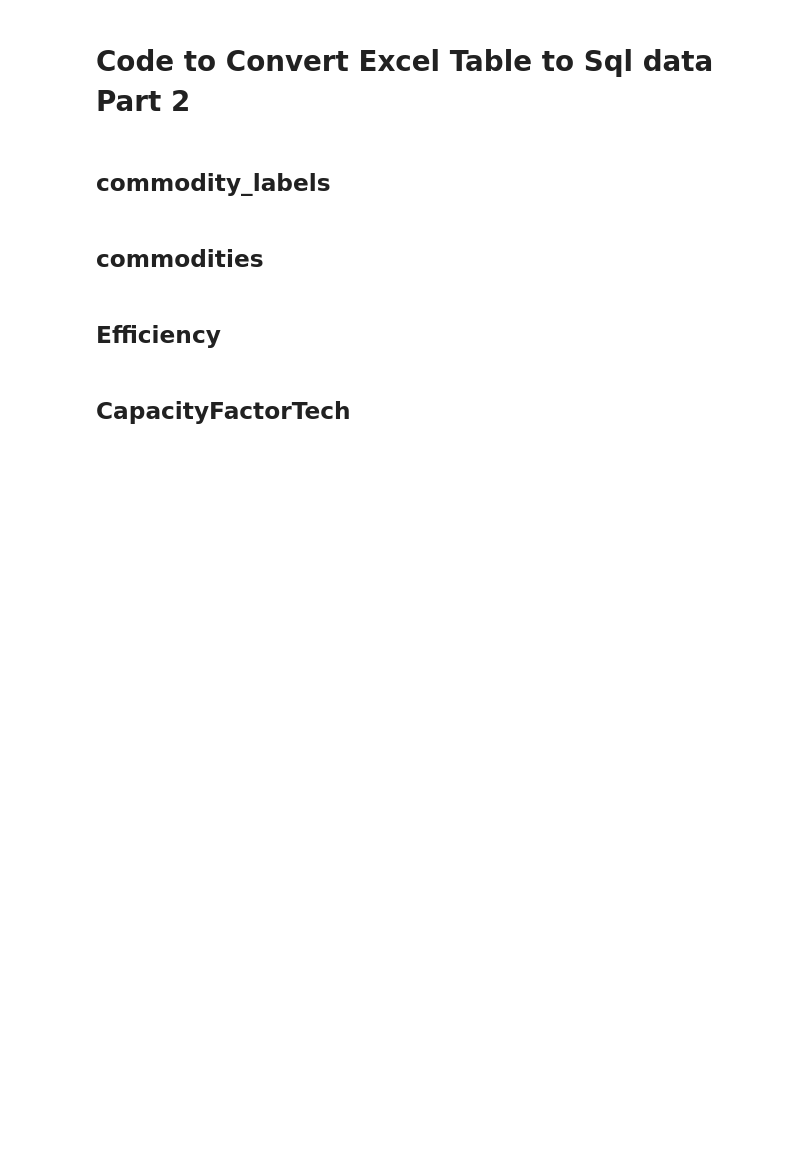
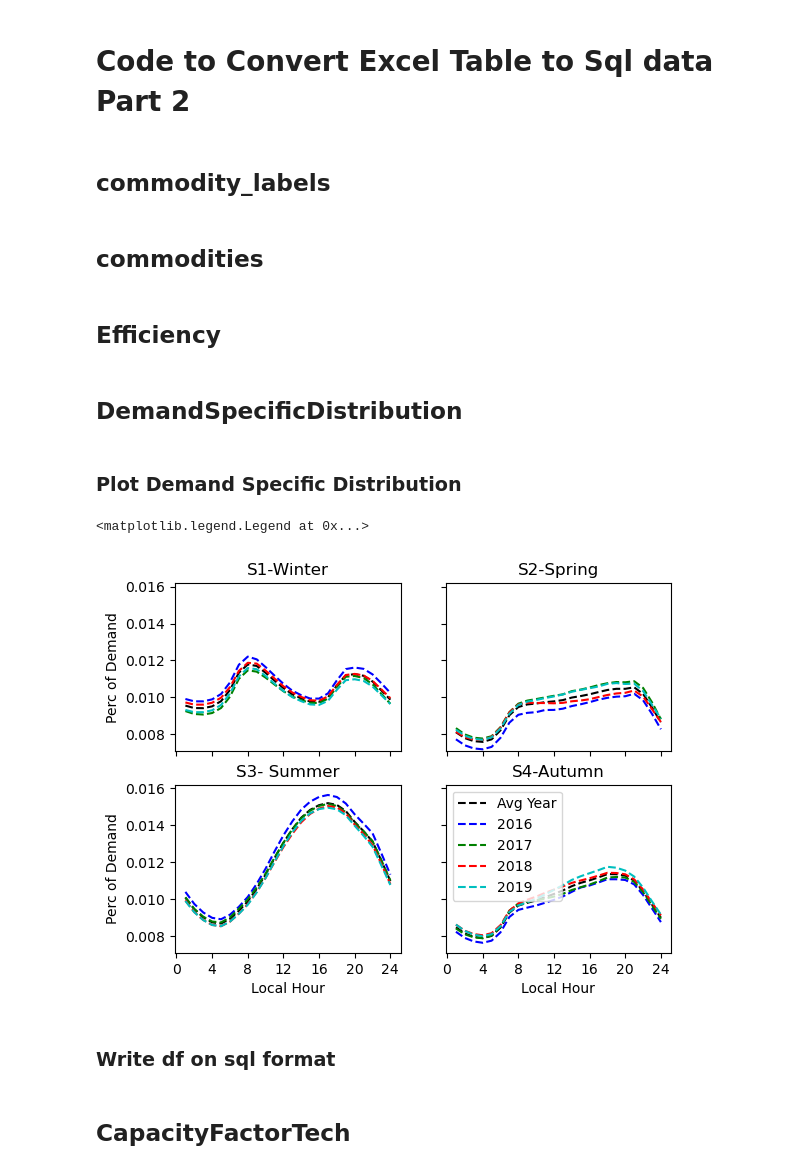
Before and after one commit to vaduraes/TemoaHurricane_V2, a Jupyter notebook: CreateBaseDeck/Excel2Sql.ipynb, the cells around one changed output. Cells and saved outputs as stored; diff of their text form; code cells hidden in the pictures; blank space fills up the shorter version.

Commit message:
Create df for Deman_SpecificDistribution

```diff
--- a/CreateBaseDeck/Excel2Sql.ipynb
+++ b/CreateBaseDeck/Excel2Sql.ipynb
@@ -11,6 +11,8 @@ import sys
 import matplotlib.pyplot as plt
 import matplotlib.image as mpimg
 from IPython.display import Image
+import glob
+import matplotlib.colors as mcolors
 
 State="NC"
 GeneratorDataPath="./EIAData/february_generator2023.xlsx"
@@ -18,6 +20,9 @@ HazusDataPath="./HazusData/Hazus_NC_Hurricane.shp"
 
 UserDataPath="./ExcelUserData/"
 CensusDataPath="./CensusData/US_tract_cenpop_2020.shp" # https://data2.nhgis.org/downloads
+
+EIA_930_BalancePath="./EIAData/EIA-930-Balance/" # https://www.eia.gov/survey/#eia-930
+MajorBAs=["DUK", "CPLE"] #Major BA's in the region according to EIA-930 notation
 
 
 
@@ -27,10 +32,13 @@ Vintages=np.arange(2022,1900,-1) #Exisiting years. [2022 to 2020), [2020 to 2018
 FutureYears=[2023]+list(np.arange(2025,2056,5))#2023 to 2056
 
 Seasons=["S1","S2","S3","S4"] # Winter, Spring, Summer, Fall
+SeasonsMonthRange=[[12,1,2],[3,4,5],[6,7,8],[9,10,11]] #Months of each season [Start, End]
+
+
 TimeOfDay=["T1","T2","T3","T4","T5","T6","T7","T8","T9","T10","T11","T12","T13","T14","T15","T16","T17","T18","T19","T20","T21","T22","T23","T24"] # 24 hours of the day, cant be changed
 
 UserScenario="Conservative" # (Conservative, Moderate, Advanced) from ATB cost perspectives
-EIA-930> Demand and emissions
+Regions=["R1","R2","R3"]
 
 
 #----- Tasks ------
@@ -1174,3 +1182,5 @@ if np.sum(Efficiency_sql["efficiency"]==-1)>0:
     print("ERROR: There are some efficiency values that are not filled")
     print(Efficiency_sql.loc[Efficiency_sql["efficiency"]==-1,:])
     sys.exit()
+# %% [markdown]
+## DemandSpecificDistribution
@@ -1176,0 +1245,59 @@ if np.sum(Efficiency_sql["efficiency"]==-1)>0:
+# %% [markdown]
+### Plot Demand Specific Distribution
+# %%
+fig, axs = plt.subplots(2, 2)
+G_S1Data=GeneralDemandDistribuion[GeneralDemandDistribuion["Season"]=="S1"]
+G_S2Data=GeneralDemandDistribuion[GeneralDemandDistribuion["Season"]=="S2"]
+G_S3Data=GeneralDemandDistribuion[GeneralDemandDistribuion["Season"]=="S3"]
+G_S4Data=GeneralDemandDistribuion[GeneralDemandDistribuion["Season"]=="S4"]
+x=G_S2Data["Hour"].unique()
+
+MinY=-0.0005+min(G_S1Data["RatioOfDemand"].min(),G_S2Data["RatioOfDemand"].min(),G_S3Data["RatioOfDemand"].min(),G_S4Data["RatioOfDemand"].min())
+MaxY=0.001+max(G_S1Data["RatioOfDemand"].max(),G_S2Data["RatioOfDemand"].max(),G_S3Data["RatioOfDemand"].max(),G_S4Data["RatioOfDemand"].max())
+
+axs[0, 0].set_title('S1-Winter')
+axs[0, 1].set_title('S2-Spring')
+axs[1, 0].set_title('S3- Summer')
+axs[1, 1].set_title('S4-Autumn')
+
+axs[0, 0].xaxis.set_ticks(np.arange(0, 24+1, 4))
+axs[0, 1].xaxis.set_ticks(np.arange(0, 24+1, 4))
+axs[1, 0].xaxis.set_ticks(np.arange(0, 24+1, 4))
+axs[1, 1].xaxis.set_ticks(np.arange(0, 24+1, 4))
+
+axs[0, 0].plot(x, G_S1Data["RatioOfDemand"],"k--")
+axs[0, 1].plot(x, G_S2Data["RatioOfDemand"],"k--")
+axs[1, 0].plot(x, G_S3Data["RatioOfDemand"],"k--")
+axs[1, 1].plot(x, G_S4Data["RatioOfDemand"],"k--",label="Avg Year")
+
+Colors=list(mcolors.BASE_COLORS.keys())
+for i in range(len(Demand_Season_Hour_agg["Year"].unique())):
+    year=Demand_Season_Hour_agg["Year"].unique()[i]
+    G_S1Data=Demand_Season_Hour_agg[(Demand_Season_Hour_agg["Season"]=="S1")*(Demand_Season_Hour_agg["Year"]==year)]
+    G_S2Data=Demand_Season_Hour_agg[(Demand_Season_Hour_agg["Season"]=="S2")*(Demand_Season_Hour_agg["Year"]==year)]
+    G_S3Data=Demand_Season_Hour_agg[(Demand_Season_Hour_agg["Season"]=="S3")*(Demand_Season_Hour_agg["Year"]==year)]
+    G_S4Data=Demand_Season_Hour_agg[(Demand_Season_Hour_agg["Season"]=="S4")*(Demand_Season_Hour_agg["Year"]==year)]
+
+    axs[0, 0].plot(x, G_S1Data["RatioOfYearDemand"],Colors[i]+"--")
+    axs[0, 1].plot(x, G_S2Data["RatioOfYearDemand"],Colors[i]+"--")
+    axs[1, 0].plot(x, G_S3Data["RatioOfYearDemand"],Colors[i]+"--")
+    axs[1, 1].plot(x, G_S4Data["RatioOfYearDemand"],Colors[i]+"--",label=year)
+
+axs[0, 0].set_ylim(MinY, MaxY)
+axs[0, 1].set_ylim(MinY, MaxY)
+axs[1, 0].set_ylim(MinY, MaxY)
+axs[1, 1].set_ylim(MinY, MaxY)
+
+for ax in axs.flat:
+    ax.set(xlabel="Local Hour", ylabel='Perc of Demand')
+
+# Hide x labels and tick labels for top plots and y ticks for right plots.
+for ax in axs.flat:
+    ax.label_outer()
+
+plt.legend()
+# %% [output]
+<matplotlib.legend.Legend at 0x...>
+[figure, added]
+# %% [markdown]
+### Write df on sql format
```
Also changed, not shown: parts of 3 cells of this notebook, 12 other files.
